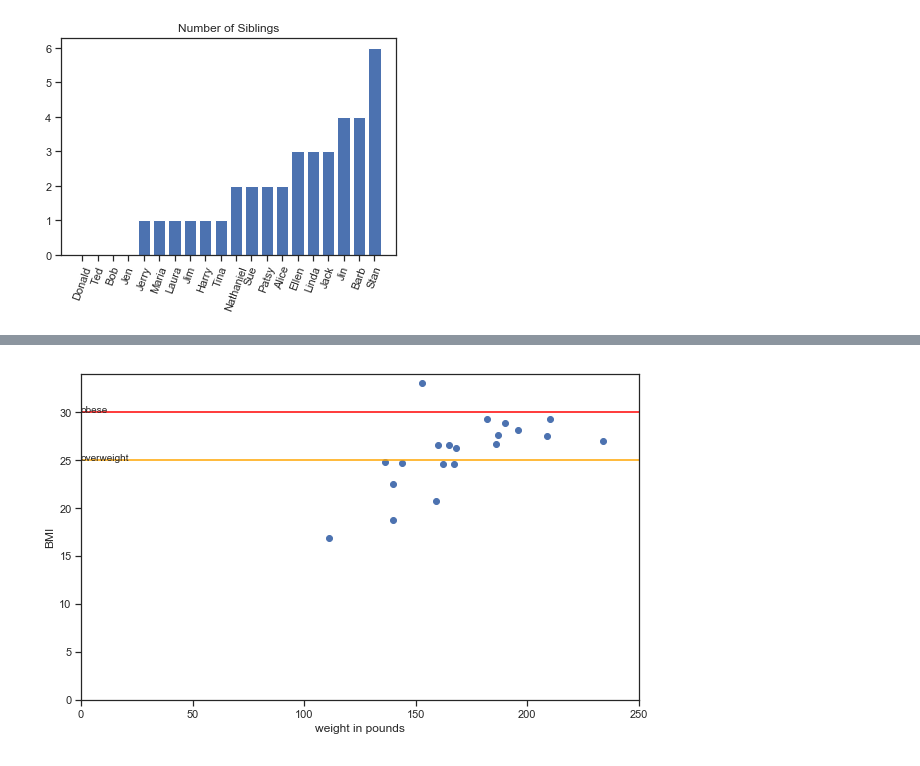
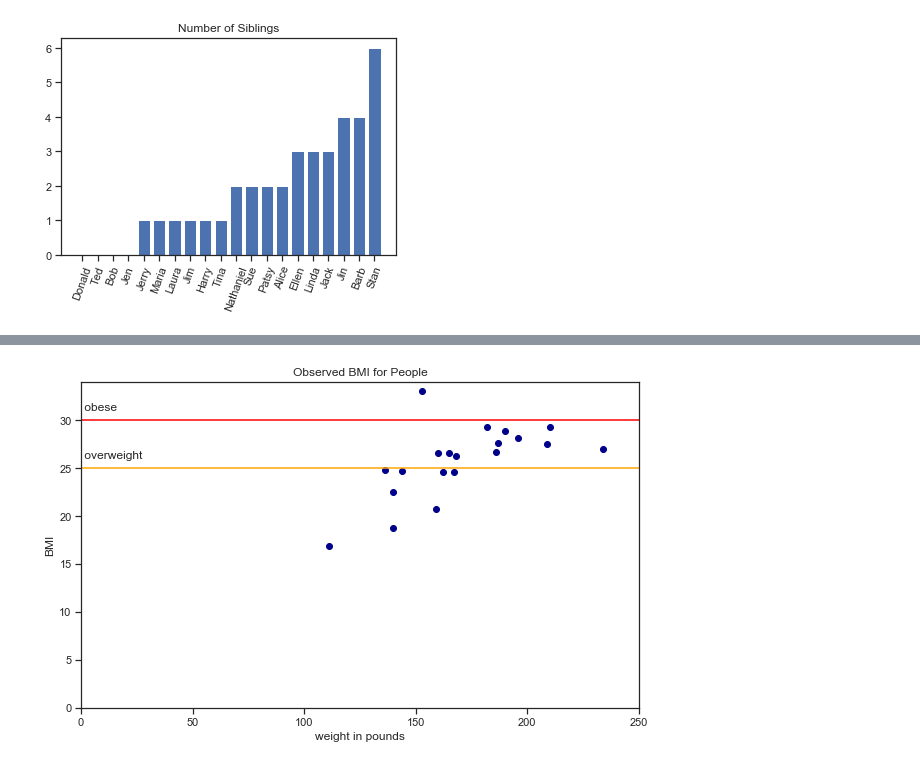
Before and after one commit to NSS-Data-Instructional-Stuff/data-analytics, a Jupyter notebook: notebooks/eda_workflow.ipynb, the cells around one changed output, grey strips where cells are left out. Cells and saved outputs as stored; diff of their text form; code cells hidden in the pictures.

```diff
--- a/notebooks/eda_workflow.ipynb
+++ b/notebooks/eda_workflow.ipynb
@@ -7,5 +11,5 @@ import seaborn as sns
 # %%
-people_df = pd.read_csv('data/people.csv')
+people_df = pd.read_csv('../data/people.csv')
 people_df.head()
 # %% [output]
 |  | name | age | gender | height | weight | bmi | sibling_count | birth_order |
@@ -114,15 +154,14 @@ plt.ylabel('BMI');
 # %%
 plt.figure(figsize=(10, 6))
-plt.scatter('weight', 'bmi', data = people_df)
+plt.scatter('weight', 'bmi', data = people_df, color = 'darkblue')
 plt.hlines(y=25, xmin = 0, xmax = 250, color = 'orange')
 plt.hlines(y=30, xmin = 0, xmax = 250, color = 'red')
 plt.xlim(0, 250)
 plt.ylim(0, 34)
-plt.annotate(s = 'overweight', xy = (0, 25))
-plt.annotate(s = 'obese', xy = (0, 30))
-
+plt.annotate(s = ' overweight', xy = (0, 26))
+plt.annotate(s = ' obese', xy = (0, 31))
 plt.xlabel('weight in pounds')
-
-plt.ylabel('BMI');
+plt.ylabel('BMI')
+plt.title('Observed BMI for People');
 # %% [output]
-[figure, old version]
+[figure, new version]
```
Also changed, not shown: parts of 36 cells of this notebook, 30 other files.
